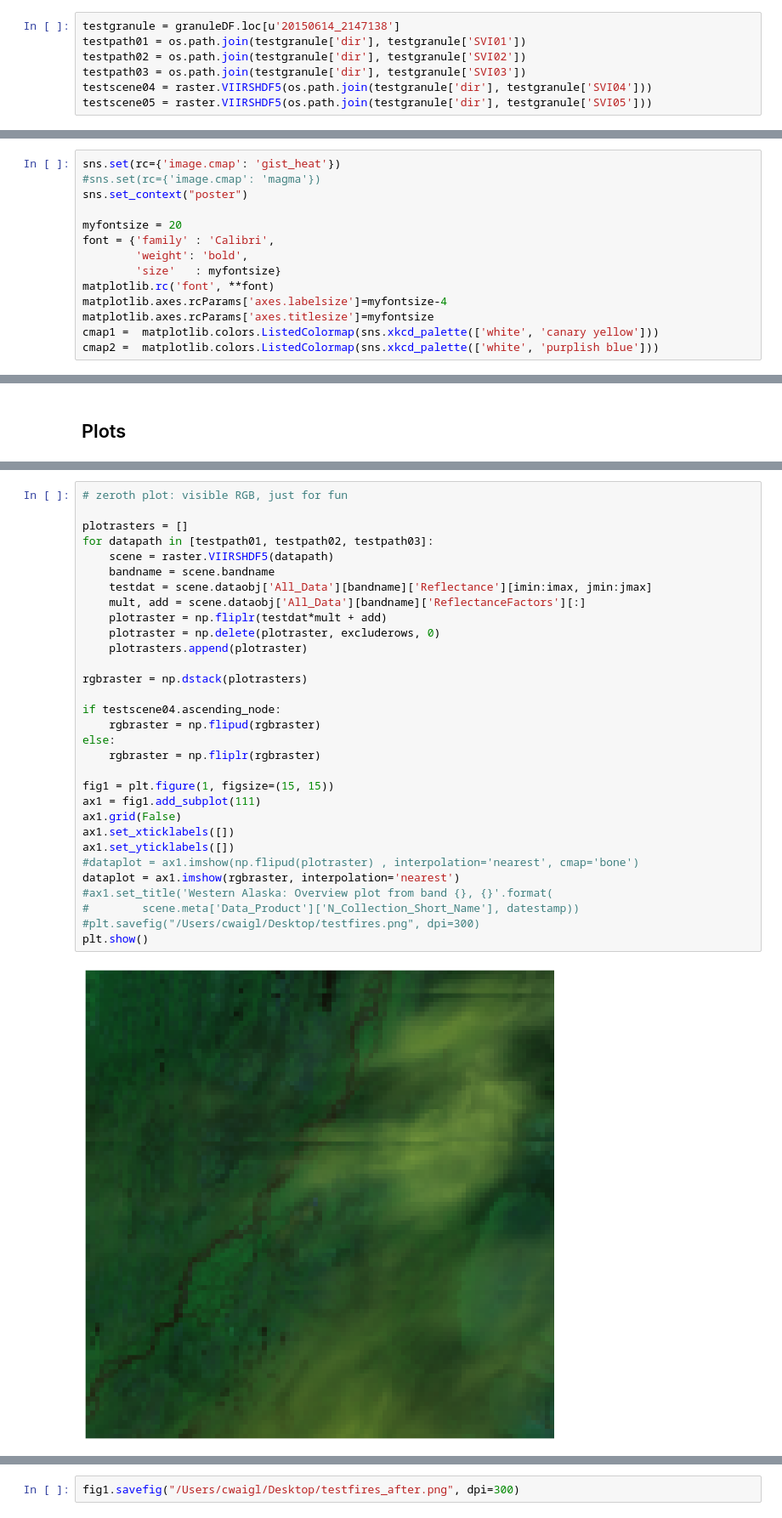
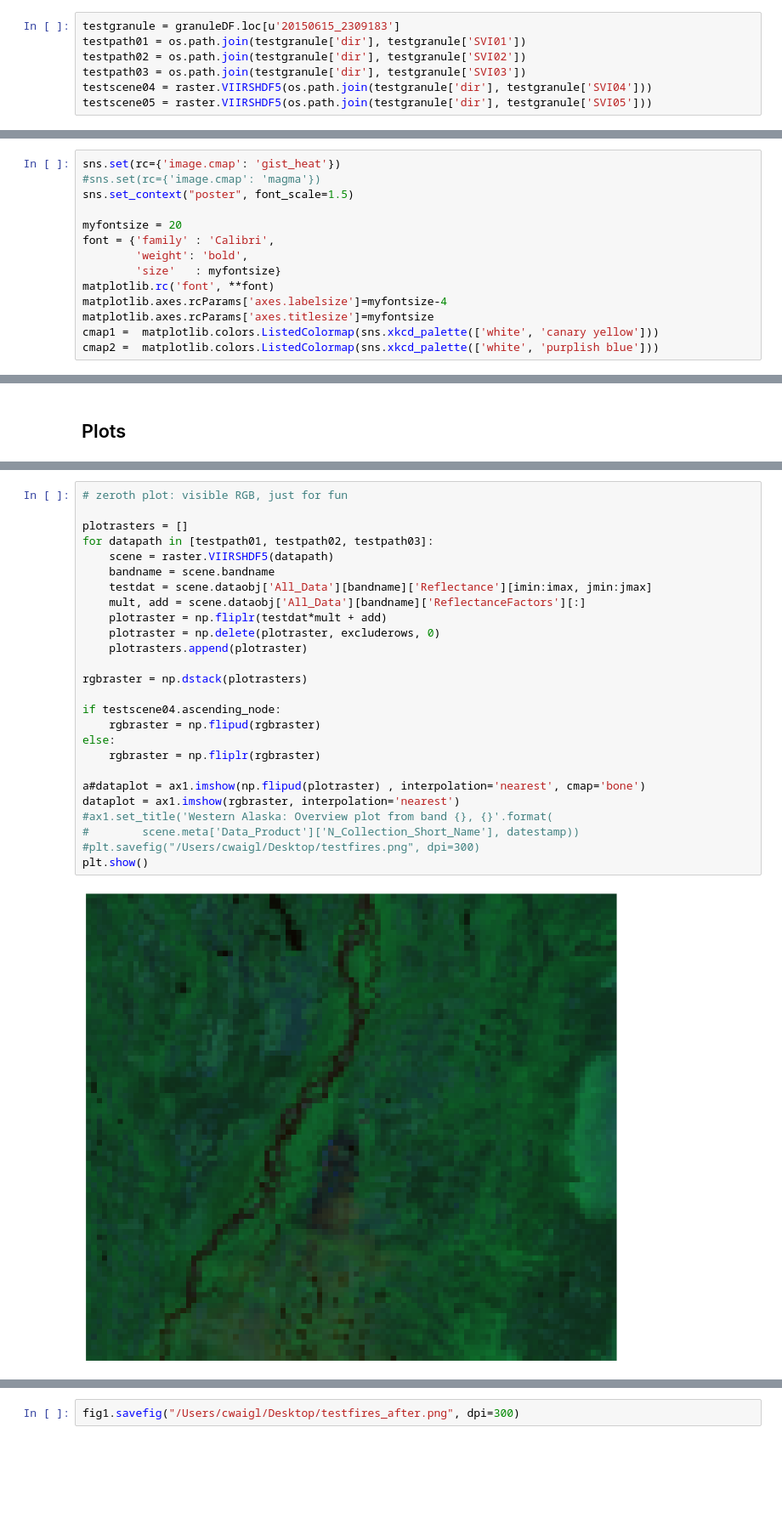
Before and after one commit to chryss/VIFDAHL, a Jupyter notebook: ipynb_viirs1/2015VIIRSAlaskaFires-Sockeye.ipynb, the cells around one changed output, grey strips where cells are left out. Shown at 85% size. Saved outputs shown, nothing was run; the diff lists cells and outputs as text; blank space fills up the shorter version.

```diff
--- a/ipynb_viirs1/2015VIIRSAlaskaFires-Sockeye.ipynb
+++ b/ipynb_viirs1/2015VIIRSAlaskaFires-Sockeye.ipynb
@@ -111,7 +90,7 @@ roi
 |  | Description | Name | geometry |
 | 0 |  | Boreal AK and adjacent CA | POLYGON Z ((-166.184299324089 69.... |
 # %%
-testgranule = granuleDF.loc[u'20150614_2147138']
+testgranule = granuleDF.loc[u'20150615_2309183']
 testpath01 = os.path.join(testgranule['dir'], testgranule['SVI01'])
 testpath02 = os.path.join(testgranule['dir'], testgranule['SVI02'])
 testpath03 = os.path.join(testgranule['dir'], testgranule['SVI03'])
@@ -240,7 +219,7 @@ water='lightskyblue'
 # %%
 sns.set(rc={'image.cmap': 'gist_heat'})
 #sns.set(rc={'image.cmap': 'magma'})
-sns.set_context("poster")
+sns.set_context("poster", font_scale=1.5)
 
 myfontsize = 20
 font = {'family' : 'Calibri',
@@ -334,36 +323,31 @@ array([29, 30, 31, 32, 33, 61, 62, 63, 64, 65, 94, 95, 96, 97])
 # %%
 # zeroth plot: visible RGB, just for fun
 
 plotrasters = []
 for datapath in [testpath01, testpath02, testpath03]:
     scene = raster.VIIRSHDF5(datapath)
     bandname = scene.bandname
     testdat = scene.dataobj['All_Data'][bandname]['Reflectance'][imin:imax, jmin:jmax]
     mult, add = scene.dataobj['All_Data'][bandname]['ReflectanceFactors'][:]
     plotraster = np.fliplr(testdat*mult + add)
     plotraster = np.delete(plotraster, excluderows, 0)
     plotrasters.append(plotraster)
 
 rgbraster = np.dstack(plotrasters)
 
 if testscene04.ascending_node:
     rgbraster = np.flipud(rgbraster)
 else:
     rgbraster = np.fliplr(rgbraster)
 
-fig1 = plt.figure(1, figsize=(15, 15))
-ax1 = fig1.add_subplot(111)
-ax1.grid(False)
-ax1.set_xticklabels([])
-ax1.set_yticklabels([])
-#dataplot = ax1.imshow(np.flipud(plotraster) , interpolation='nearest', cmap='bone')
+a#dataplot = ax1.imshow(np.flipud(plotraster) , interpolation='nearest', cmap='bone')
 dataplot = ax1.imshow(rgbraster, interpolation='nearest')
 #ax1.set_title('Western Alaska: Overview plot from band {}, {}'.format(
 #        scene.meta['Data_Product']['N_Collection_Short_Name'], datestamp))
 #plt.savefig("/Users/cwaigl/Desktop/testfires.png", dpi=300)
 plt.show()
 # %% [output]
-[figure, old version]
+[figure, new version]
 # %%
 # zeroth plot prime: print sum of first two bands reflectance:
 
```
Also changed, not shown: parts of 33 cells of this notebook, 7 other files.
